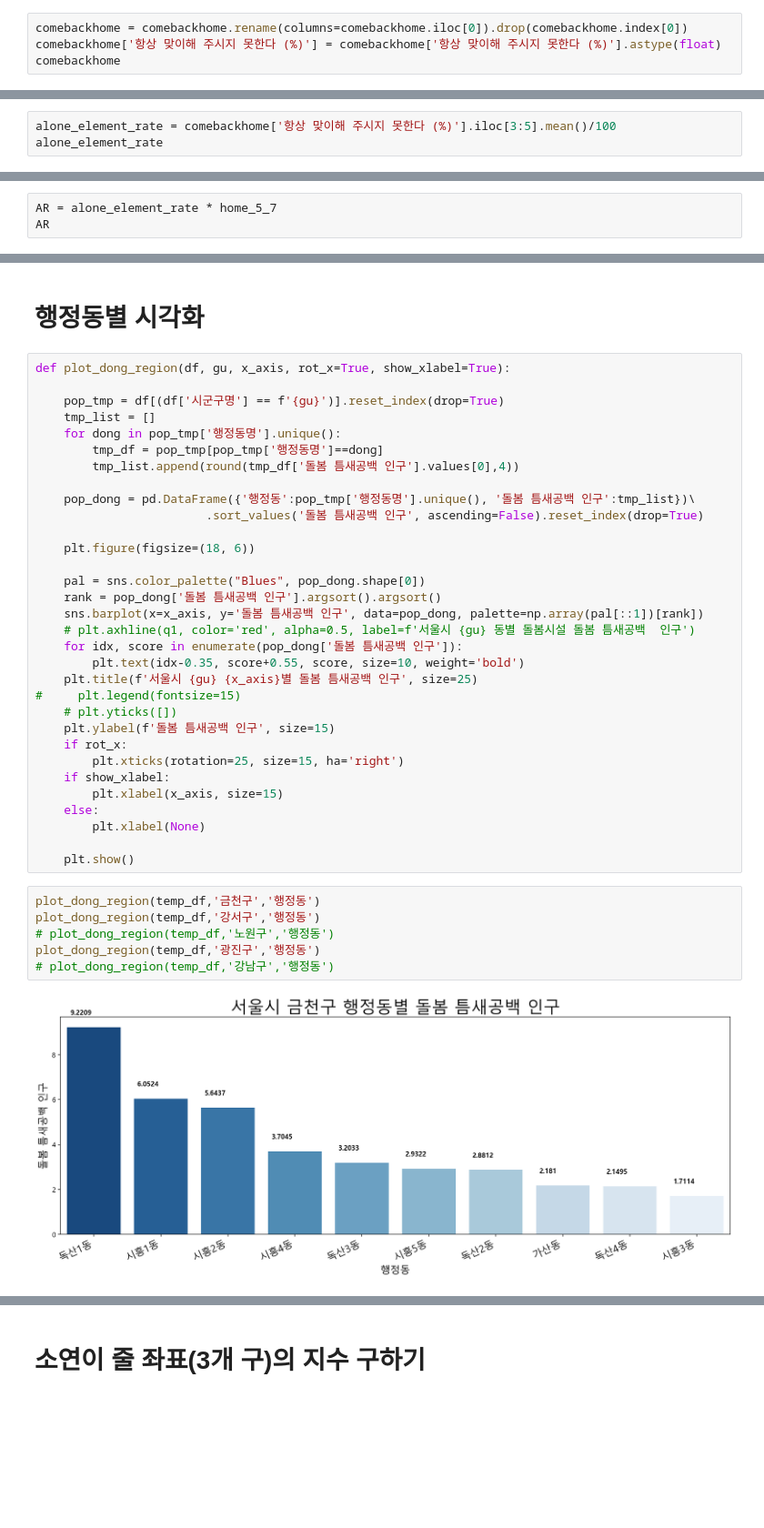
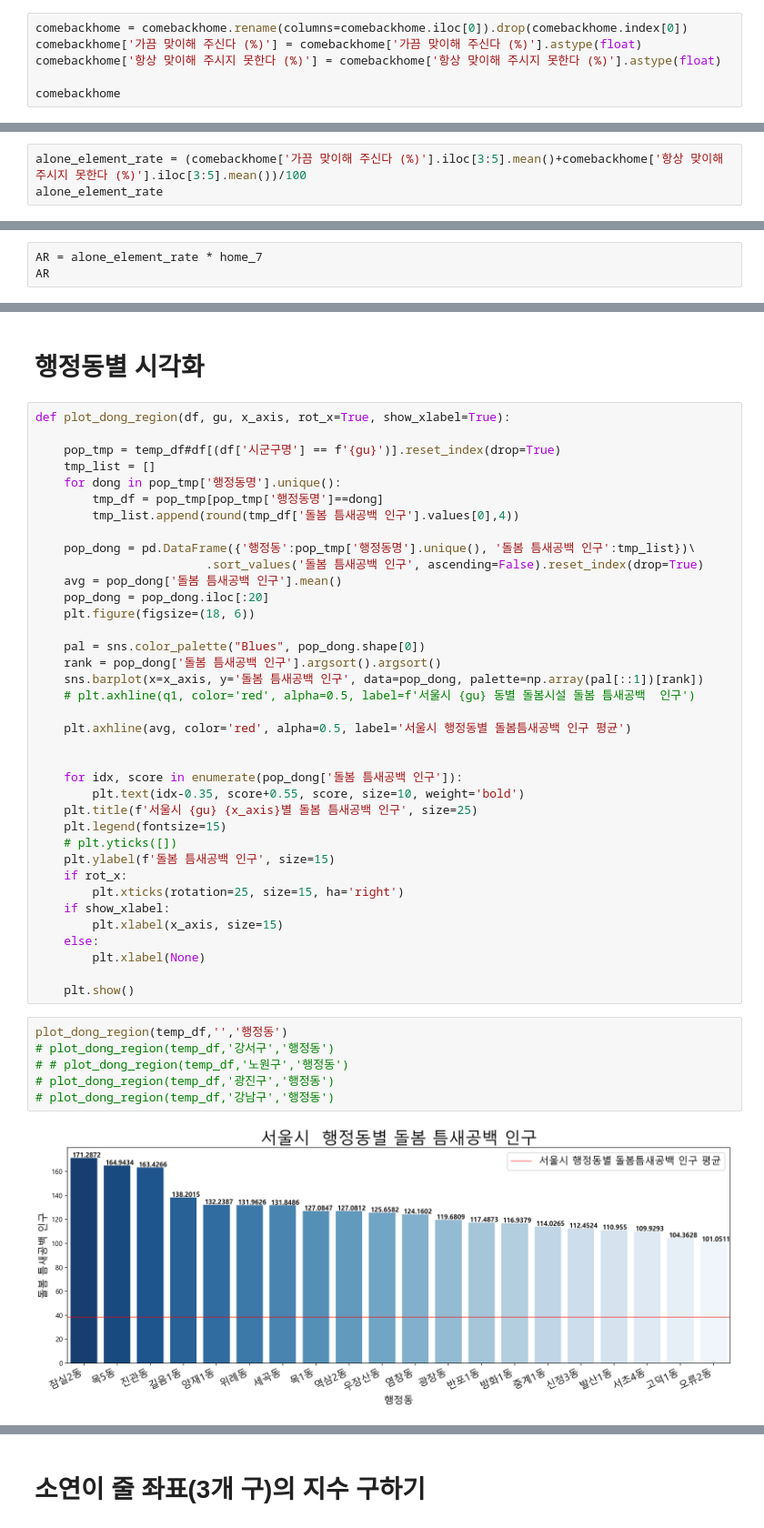
Before and after one commit to gyuholee94/seoul_contest, a Jupyter notebook: 규호_최종틈새지수.ipynb, the cells around one changed output, grey strips where cells are left out. Shown at 91% size. Drawn from its saved outputs; the diff is of its cells as text; blank space fills up the shorter version.

```diff
--- a/규호_최종틈새지수.ipynb
+++ b/규호_최종틈새지수.ipynb
@@ -58,7 +62,9 @@ home_rate_7 = pd.read_csv('./아동 분석_작업중/저녁_6시대_저녁_6시6
 ### 틈새비율(5시~7시 집에서, 아무도 맞이해주지 못하는 초등학생 비율)
 # %%
 comebackhome = comebackhome.rename(columns=comebackhome.iloc[0]).drop(comebackhome.index[0])
+comebackhome['가끔 맞이해 주신다 (%)'] = comebackhome['가끔 맞이해 주신다 (%)'].astype(float)
 comebackhome['항상 맞이해 주시지 못한다 (%)'] = comebackhome['항상 맞이해 주시지 못한다 (%)'].astype(float)
+
 comebackhome
 # %% [output]
 |  | 특성별(1) | 특성별(2) | 사례수 (명) | 항상 맞이해 주신다 (%) | 가끔 맞이해 주신다 (%) | 항상 맞이해 주시지 못한다 (%) |
@@ -77,6 +83,6 @@ comebackhome
 | 13 | 지역형태별 | 동부 | 6788 | 66.8 | 24.4 | 8.8 |
 | 14 | 지역형태별 | 읍면부 | 1775 | 65.5 | 24.1 | 10.4 |
 # %%
-alone_element_rate = comebackhome['항상 맞이해 주시지 못한다 (%)'].iloc[3:5].mean()/100
+alone_element_rate = (comebackhome['가끔 맞이해 주신다 (%)'].iloc[3:5].mean()+comebackhome['항상 맞이해 주시지 못한다 (%)'].iloc[3:5].mean())/100
 alone_element_rate
 # %% [output]
@@ -154,4 +156,4 @@ home_5_7
 # %%
-AR = alone_element_rate * home_5_7
+AR = alone_element_rate * home_7
 AR
 # %% [output]
@@ -789,7 +791,7 @@ No handles with labels found to put in legend.
 # %%
 def plot_dong_region(df, gu, x_axis, rot_x=True, show_xlabel=True):
 
-    pop_tmp = df[(df['시군구명'] == f'{gu}')].reset_index(drop=True)
+    pop_tmp = temp_df#df[(df['시군구명'] == f'{gu}')].reset_index(drop=True)
     tmp_list = []
     for dong in pop_tmp['행정동명'].unique():
         tmp_df = pop_tmp[pop_tmp['행정동명']==dong]
@@ -797,17 +799,22 @@ def plot_dong_region(df, gu, x_axis, rot_x=True, show_xlabel=True):
 
     pop_dong = pd.DataFrame({'행정동':pop_tmp['행정동명'].unique(), '돌봄 틈새공백 인구':tmp_list})\
                         .sort_values('돌봄 틈새공백 인구', ascending=False).reset_index(drop=True)
-
+    avg = pop_dong['돌봄 틈새공백 인구'].mean()
+    pop_dong = pop_dong.iloc[:20]
     plt.figure(figsize=(18, 6))
 
     pal = sns.color_palette("Blues", pop_dong.shape[0])
     rank = pop_dong['돌봄 틈새공백 인구'].argsort().argsort()
     sns.barplot(x=x_axis, y='돌봄 틈새공백 인구', data=pop_dong, palette=np.array(pal[::1])[rank])
     # plt.axhline(q1, color='red', alpha=0.5, label=f'서울시 {gu} 동별 돌봄시설 돌봄 틈새공백  인구')
+
+    plt.axhline(avg, color='red', alpha=0.5, label='서울시 행정동별 돌봄틈새공백 인구 평균')
+
+
     for idx, score in enumerate(pop_dong['돌봄 틈새공백 인구']):
         plt.text(idx-0.35, score+0.55, score, size=10, weight='bold')
     plt.title(f'서울시 {gu} {x_axis}별 돌봄 틈새공백 인구', size=25)
-#     plt.legend(fontsize=15)
+    plt.legend(fontsize=15)
     # plt.yticks([])
     plt.ylabel(f'돌봄 틈새공백 인구', size=15)
     if rot_x:
@@ -819,10 +826,10 @@ def plot_dong_region(df, gu, x_axis, rot_x=True, show_xlabel=True):
 
     plt.show()
 # %%
-plot_dong_region(temp_df,'금천구','행정동')
-plot_dong_region(temp_df,'강서구','행정동')
-# plot_dong_region(temp_df,'노원구','행정동')
-plot_dong_region(temp_df,'광진구','행정동')
+plot_dong_region(temp_df,'','행정동')
+# plot_dong_region(temp_df,'강서구','행정동')
+# # plot_dong_region(temp_df,'노원구','행정동')
+# plot_dong_region(temp_df,'광진구','행정동')
 # plot_dong_region(temp_df,'강남구','행정동')
 # %% [output]
-[figure, old version]
+[figure, new version]
```
Also changed, not shown: parts of 47 cells of this notebook, 11 other files.
